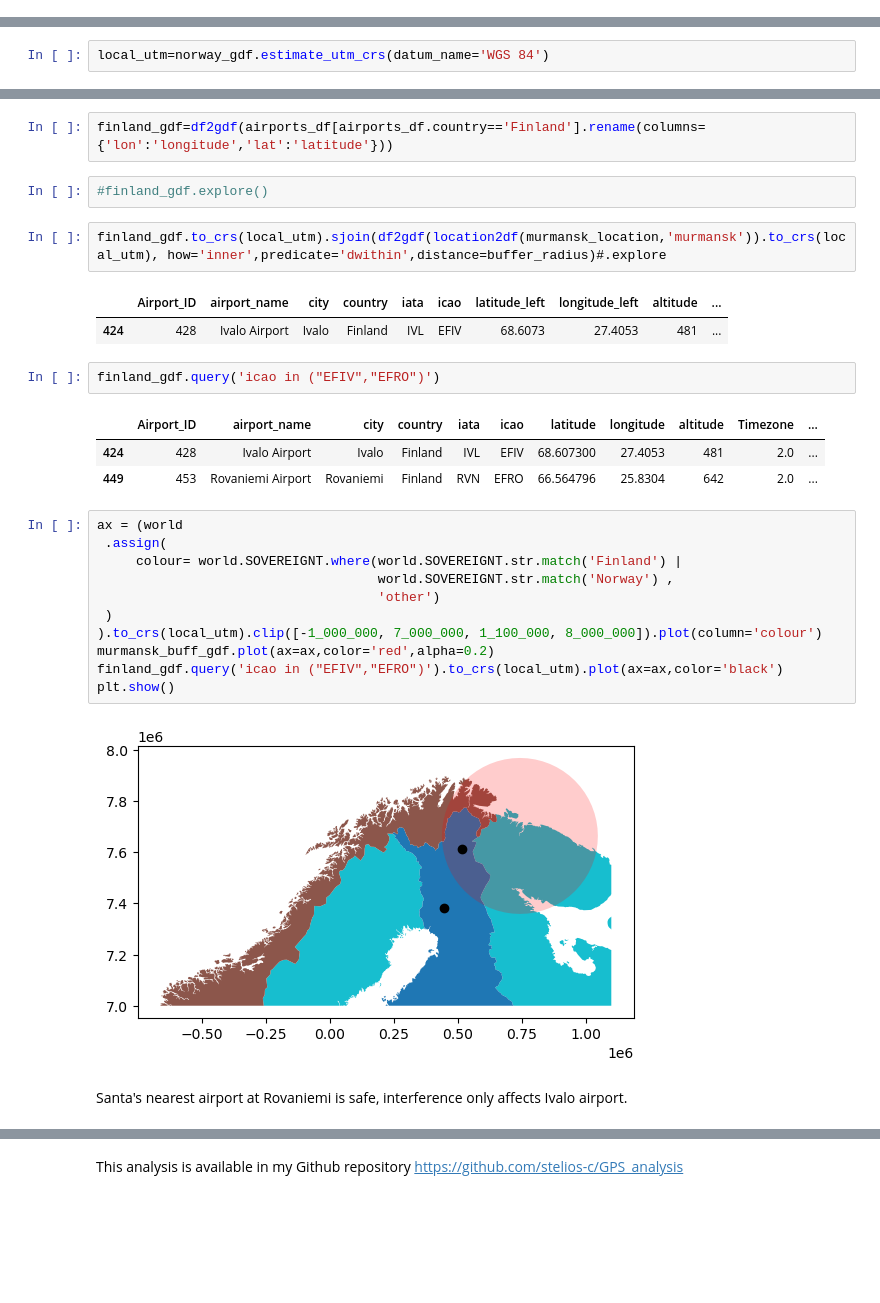
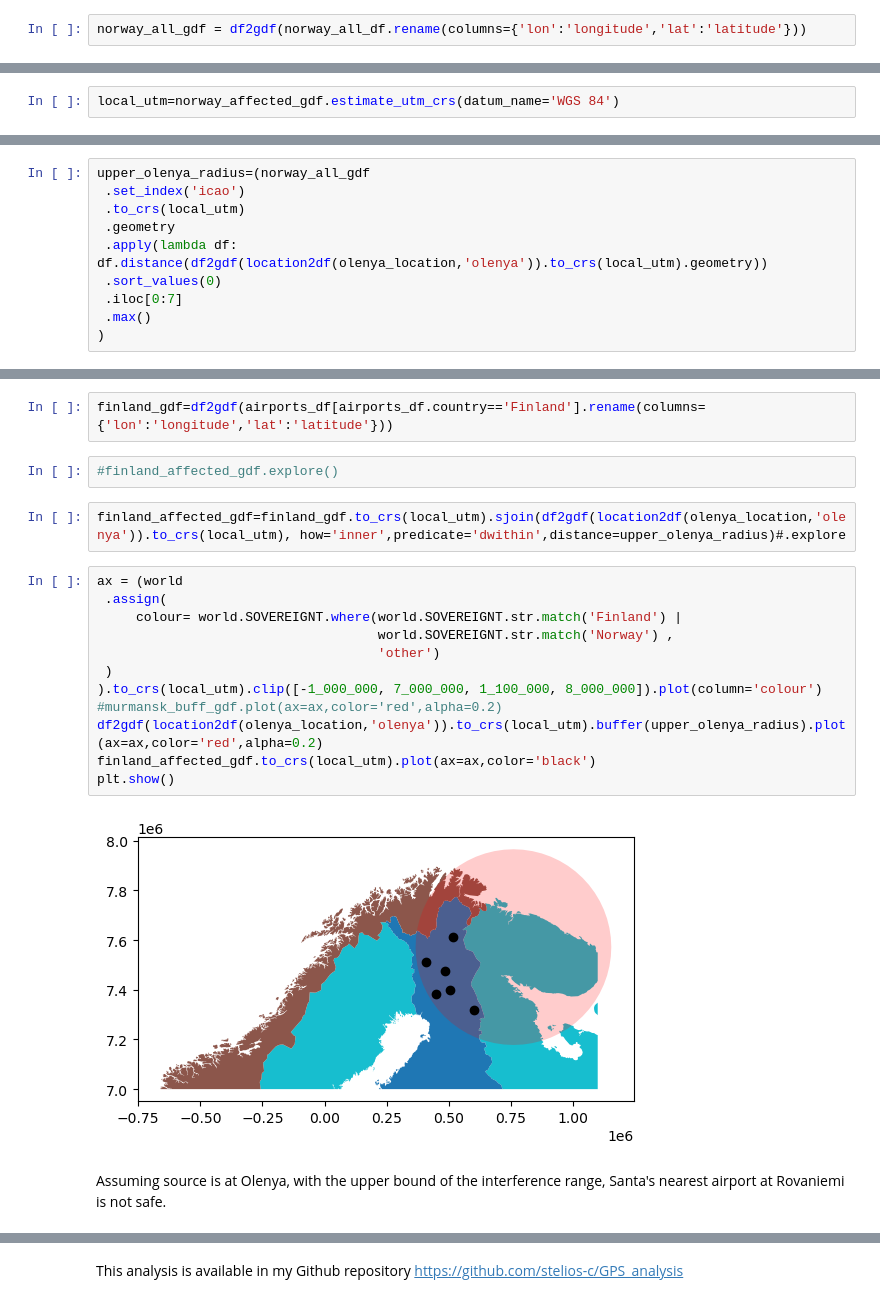
Before and after one commit to stelios-c/GPS_analysis, a Jupyter notebook: scandi_baltic/Finland_map.ipynb, the cells around one changed output, grey strips where cells are left out. Drawn from its saved outputs; the diff is of its cells as text; blank space fills up the shorter version.

Commit message:
visualise uncertainty

```diff
--- a/scandi_baltic/Finland_map.ipynb
+++ b/scandi_baltic/Finland_map.ipynb
@@ -51,8 +51,10 @@ norway_gdf=df2gdf(norway_df.rename(columns={'lon':'longitude','lat':'latitude'})
+# %%
+norway_all_gdf = df2gdf(norway_all_df.rename(columns={'lon':'longitude','lat':'latitude'}))
 # %% [markdown]
 ### Derive optimal local projection
 For mapping purposes I will derive the optimal local Universal Transverse Mercator projection for these airports. While Mercator projection has been a de facto standard for global maps from the time Mercator (1512-1594) invented it, to its widespread use for web maps, Transverse Mercator has been preferred by national Surveying organisations around the world, with most countries usually defining their own preferred variant.  UTM crucially doesn't distort higher latitudes the way Mercator projection does and is therefore ideal for our use-case of mapping Northern Scandinavia.
 # %%
-local_utm=norway_gdf.estimate_utm_crs(datum_name='WGS 84')
+local_utm=norway_affected_gdf.estimate_utm_crs(datum_name='WGS 84')
 # %% [markdown]
 ## Locations of potential interference sources
 # %%
@@ -173,3 +244,13 @@ Note, according to Luke Kehoe of Ookla, radio horizon for a 30m mast and an airc
+# %%
+upper_olenya_radius=(norway_all_gdf
+ .set_index('icao')
+ .to_crs(local_utm)
+ .geometry
+ .apply(lambda df: df.distance(df2gdf(location2df(olenya_location,'olenya')).to_crs(local_utm).geometry))
+ .sort_values(0)
+ .iloc[0:7]
+ .max()
+)
 # %%
 murmansk_buff_gdf= df2gdf(location2df(murmansk_location,'murmansk')).to_crs(local_utm).buffer(buffer_radius)
 # %%
@@ -237,30 +336,22 @@ Less than 2*430 so not impossible?
 # %%
 finland_gdf=df2gdf(airports_df[airports_df.country=='Finland'].rename(columns={'lon':'longitude','lat':'latitude'}))
 # %%
-#finland_gdf.explore()
+#finland_affected_gdf.explore()
 # %%
-finland_gdf.to_crs(local_utm).sjoin(df2gdf(location2df(murmansk_location,'murmansk')).to_crs(local_utm), how='inner',predicate='dwithin',distance=buffer_radius)#.explore
+finland_affected_gdf=finland_gdf.to_crs(local_utm).sjoin(df2gdf(location2df(olenya_location,'olenya')).to_crs(local_utm), how='inner',predicate='dwithin',distance=upper_olenya_radius)#.explore
-# %% [output]
-|  | Airport_ID | airport_name | city | country | iata | icao | latitude_left | longitude_left | altitude | ... |
-| 424 | 428 | Ivalo Airport | Ivalo | Finland | IVL | EFIV | 68.6073 | 27.4053 | 481 | ... |
-# %%
-finland_gdf.query('icao in ("EFIV","EFRO")')
-# %% [output]
-|  | Airport_ID | airport_name | city | country | iata | icao | latitude | longitude | altitude | Timezone | ... |
-| 424 | 428 | Ivalo Airport | Ivalo | Finland | IVL | EFIV | 68.607300 | 27.4053 | 481 | 2.0 | ... |
-| 449 | 453 | Rovaniemi Airport | Rovaniemi | Finland | RVN | EFRO | 66.564796 | 25.8304 | 642 | 2.0 | ... |
 # %%
 ax = (world
  .assign(
      colour= world.SOVEREIGNT.where(world.SOVEREIGNT.str.match('Finland') |
                                     world.SOVEREIGNT.str.match('Norway') ,
                                     'other')
  )
 ).to_crs(local_utm).clip([-1_000_000, 7_000_000, 1_100_000, 8_000_000]).plot(column='colour')
-murmansk_buff_gdf.plot(ax=ax,color='red',alpha=0.2)
-finland_gdf.query('icao in ("EFIV","EFRO")').to_crs(local_utm).plot(ax=ax,color='black')
+#murmansk_buff_gdf.plot(ax=ax,color='red',alpha=0.2)
+df2gdf(location2df(olenya_location,'olenya')).to_crs(local_utm).buffer(upper_olenya_radius).plot(ax=ax,color='red',alpha=0.2)
+finland_affected_gdf.to_crs(local_utm).plot(ax=ax,color='black')
 plt.show()
 # %% [output]
-[figure, old version]
+[figure, new version]
 # %% [markdown]
-Santa's nearest airport at Rovaniemi is safe, interference only affects Ivalo airport.
+Assuming source is at Olenya, with the upper bound of the interference range, Santa's nearest airport at Rovaniemi is not safe.
```
Also changed, not shown: parts of 27 cells of this notebook.
